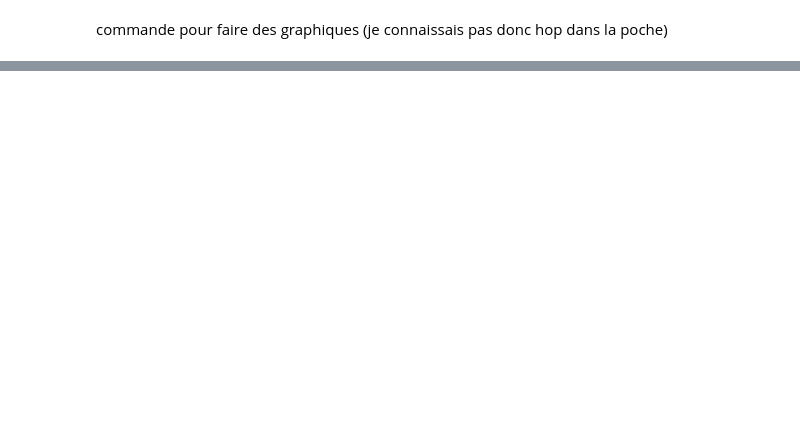
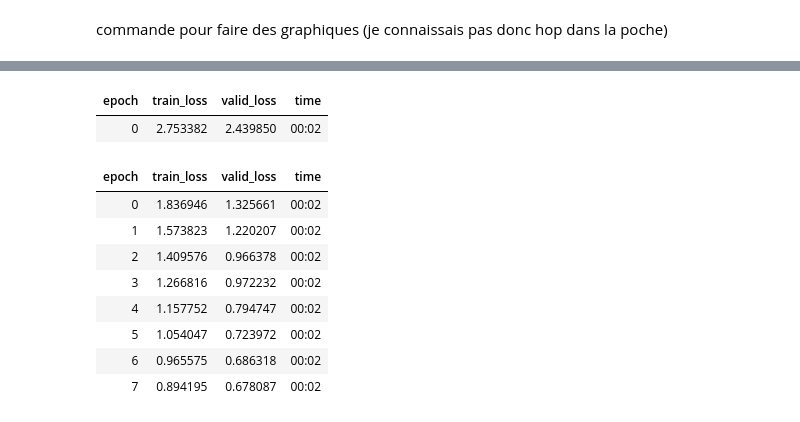
Before and after one commit to ArmandBroutinDev/cours-deeplearning, a Jupyter notebook: exocode.ipynb, the cells around one changed output, grey strips where cells are left out. Saved outputs shown, nothing was run; the diff lists cells and outputs as text; code cells hidden in the pictures; blank space fills up the shorter version.

```diff
--- a/exocode.ipynb
+++ b/exocode.ipynb
@@ -67,3 +65,25 @@ inputs->model->results; weights->model; results->performance
 performance->weights[constraint=false label=update]''')
 # %% [output]
 [drawing not drawn]
+# %%
+path = untar_data(URLs.CAMVID_TINY)
+dls = SegmentationDataLoaders.from_label_func(
+    path, bs=8, fnames = get_image_files(path/"images"),
+    label_func = lambda o: path/'labels'/f'{o.stem}_P{o.suffix}',
+    codes = np.loadtxt(path/'codes.txt', dtype=str)
+)
+
+learn = unet_learner(dls, resnet34)
+learn.fine_tune(8)
+# %% [output]
+| epoch | train_loss | valid_loss | time |
+| 0 | 2.753382 | 2.439850 | 00:02 |
+| epoch | train_loss | valid_loss | time |
+| 0 | 1.836946 | 1.325661 | 00:02 |
+| 1 | 1.573823 | 1.220207 | 00:02 |
+| 2 | 1.409576 | 0.966378 | 00:02 |
+| 3 | 1.266816 | 0.972232 | 00:02 |
+| 4 | 1.157752 | 0.794747 | 00:02 |
+| 5 | 1.054047 | 0.723972 | 00:02 |
+| 6 | 0.965575 | 0.686318 | 00:02 |
+| 7 | 0.894195 | 0.678087 | 00:02 |
```
Also changed, not shown: parts of 10 cells of this notebook.
